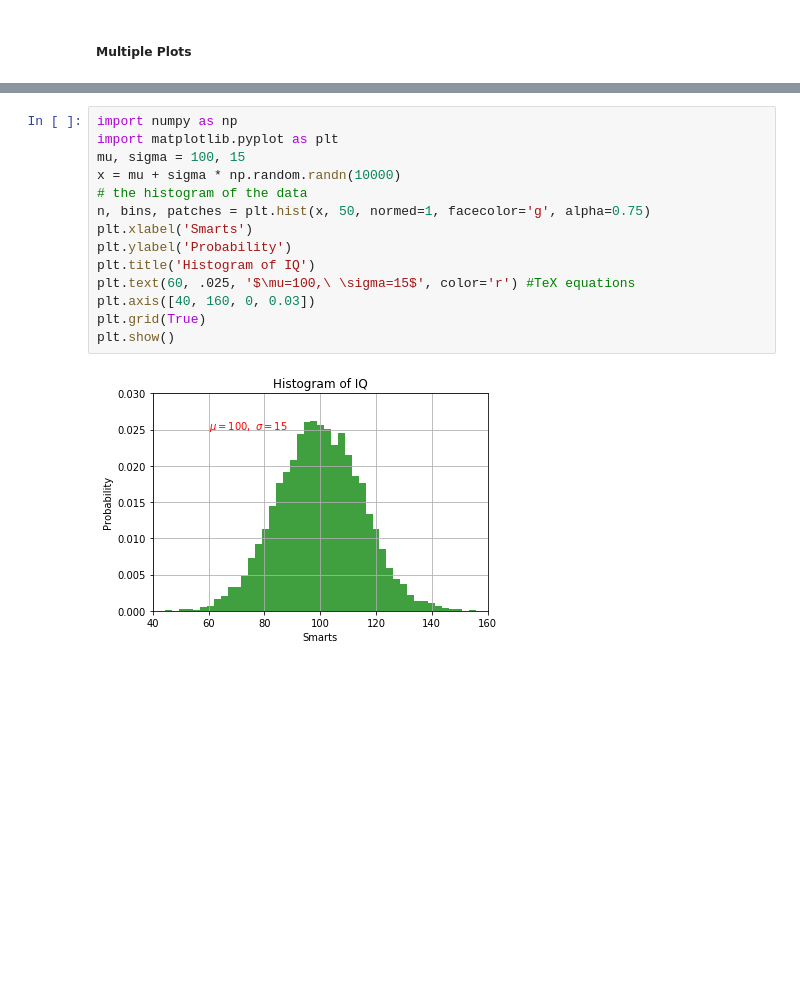
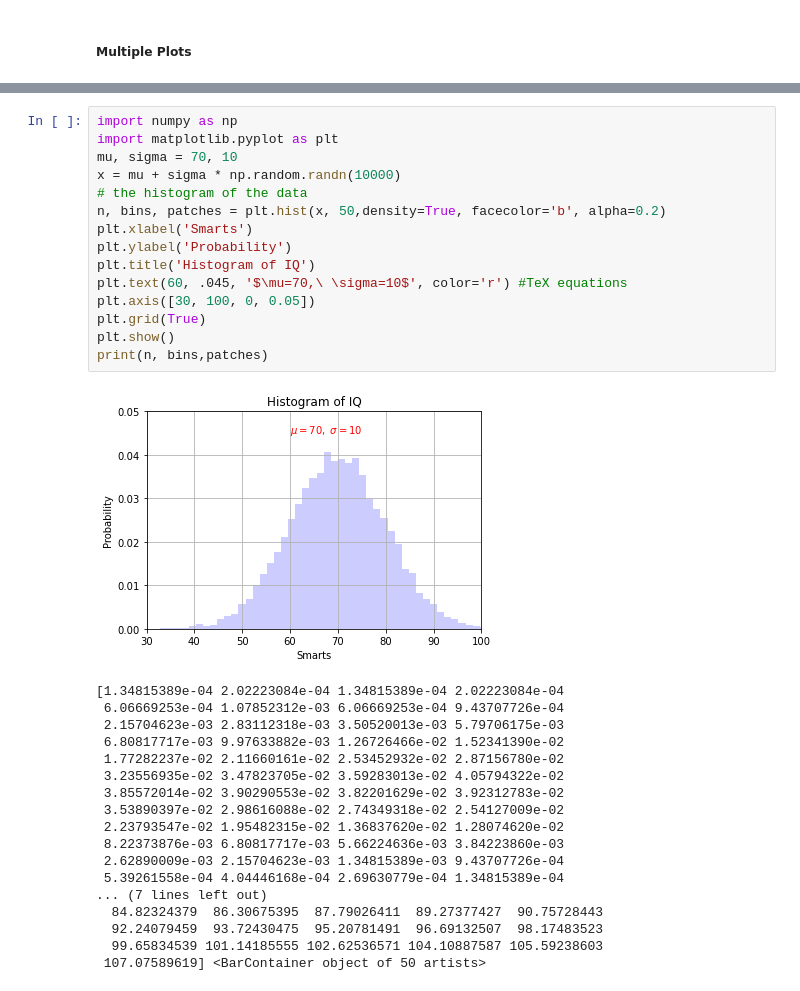
Before and after one commit to navagg/ML_notebooks, a Jupyter notebook: 5_matplotlib.ipynb, the cells around one changed output, grey strips where cells are left out. Saved outputs shown, nothing was run; the diff lists cells and outputs as text; blank space fills up the shorter version.

```diff
--- a/5_matplotlib.ipynb
+++ b/5_matplotlib.ipynb
@@ -100,19 +107,37 @@ plt.show()
 # %%
 import numpy as np
 import matplotlib.pyplot as plt
-mu, sigma = 100, 15
+mu, sigma = 70, 10
 x = mu + sigma * np.random.randn(10000)
 # the histogram of the data
-n, bins, patches = plt.hist(x, 50, normed=1, facecolor='g', alpha=0.75)
+n, bins, patches = plt.hist(x, 50,density=True, facecolor='b', alpha=0.2)
 plt.xlabel('Smarts')
 plt.ylabel('Probability')
 plt.title('Histogram of IQ')
-plt.text(60, .025, '$\mu=100,\ \sigma=15$', color='r') #TeX equations
-plt.axis([40, 160, 0, 0.03])
+plt.text(60, .045, '$\mu=70,\ \sigma=10$', color='r') #TeX equations
+plt.axis([30, 100, 0, 0.05])
 plt.grid(True)
 plt.show()
+print(n, bins,patches)
 # %% [output]
-[figure, old version]
+[figure, new version]
+[1.34815389e-04 2.02223084e-04 1.34815389e-04 2.02223084e-04
+ 6.06669253e-04 1.07852312e-03 6.06669253e-04 9.43707726e-04
+ 2.15704623e-03 2.83112318e-03 3.50520013e-03 5.79706175e-03
+ 6.80817717e-03 9.97633882e-03 1.26726466e-02 1.52341390e-02
+ 1.77282237e-02 2.11660161e-02 2.53452932e-02 2.87156780e-02
+ 3.23556935e-02 3.47823705e-02 3.59283013e-02 4.05794322e-02
+ 3.85572014e-02 3.90290553e-02 3.82201629e-02 3.92312783e-02
+ 3.53890397e-02 2.98616088e-02 2.74349318e-02 2.54127009e-02
+ 2.23793547e-02 1.95482315e-02 1.36837620e-02 1.28074620e-02
+ 8.22373876e-03 6.80817717e-03 5.66224636e-03 3.84223860e-03
+ 2.62890009e-03 2.15704623e-03 1.34815389e-03 9.43707726e-04
+ 5.39261558e-04 4.04446168e-04 2.69630779e-04 1.34815389e-04
+... (7 lines left out)
+  84.82324379  86.30675395  87.79026411  89.27377427  90.75728443
+  92.24079459  93.72430475  95.20781491  96.69132507  98.17483523
+  99.65834539 101.14185555 102.62536571 104.10887587 105.59238603
+ 107.07589619] <BarContainer object of 50 artists>
 # %%
 import scipy
 import matplotlib.pyplot as plt
```
Also changed, not shown: parts of 25 cells of this notebook, 9 other files.
